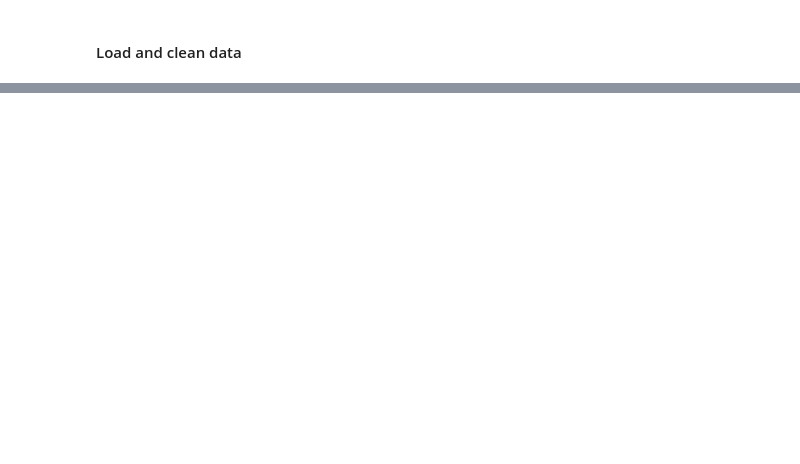
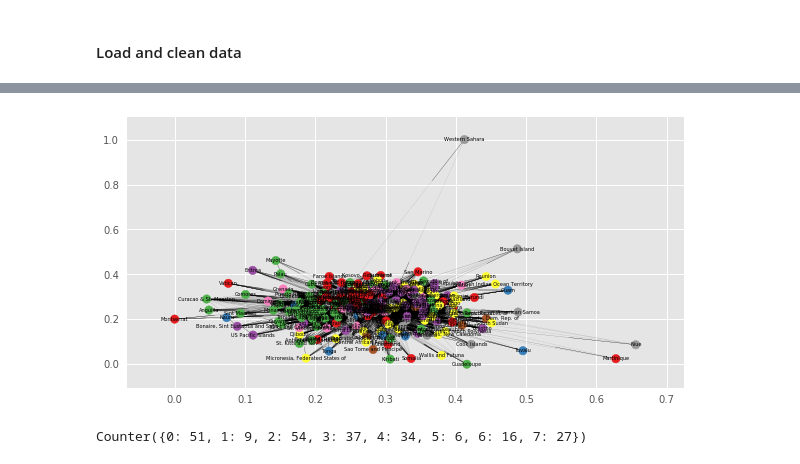
Before and after one commit to dshen1/imf_gff_metwork, a Jupyter notebook: GFF/Untitled.ipynb, the cells around one changed output, grey strips where cells are left out. Cells and saved outputs as stored; diff of their text form; code cells hidden in the pictures; blank space fills up the shorter version.

```diff
--- a/GFF/Untitled.ipynb
+++ b/GFF/Untitled.ipynb
@@ -39,9 +41,9 @@ var_sum_out = ['CDIS_Sum_out','CPIS_Sum_out','loans_dep_Sum_out','total_Sum_out'
 var_sum_in = ['CDIS_Sum_in','CPIS_Sum_in','loans_dep_Sum_in','total_Sum_in']
 var_weight = ['CDIS_weight','CPIS_weight','loans_dep_weight','total_weight']
 
-df[var_sum_out]= df.groupby(['countrycode','year'])[var_org_out].transform(sum)           ## like stata egen sum
-df[var_sum_in]= df.groupby(['counterpart_code','year'])[var_org_in].transform(sum)
-df_weight = pd.DataFrame(df[var_org].values / df[var_sum].values,columns=[var_weight])
+df[var_sum_out]= df.groupby(['countrycode','year'])[var_org].transform(sum)           ## like stata egen sum
+df[var_sum_in]= df.groupby(['counterpart_code','year'])[var_org].transform(sum)        ## like stata egen sum
+df_weight = pd.DataFrame(df[var_org].values / df[var_sum_out].values,columns=[var_weight])
 df[var_weight] = df_weight                                                        ## create the weight variables
 mata.extend(var_weight)
 df = df[mata]
@@ -48,0 +53,5 @@ df.fillna(0,inplace=True)
+# %%
+var = 'total_weight'
+year = 2015
+df_graph = df[(df['year']==year) & (df[var]>0)]
+df_graph.describe()
@@ -48,0 +75,2 @@ df.fillna(0,inplace=True)
+# %%
+G = nx.from_pandas_dataframe(df_graph, source="country", target="counterpart", edge_attr=[var],create_using=nx.DiGraph())
@@ -48,0 +79,12 @@ df.fillna(0,inplace=True)
+# %%
+node_list = G.nodes()
+node_list.sort()
+A = nx.to_numpy_matrix(G = G,nodelist=node_list,weight='total_weight')
+ud_M = A + A.T
+ud_G = nx.from_numpy_matrix(ud_M)
+print(nx.info(ud_G))
+
+## relable node to country name
+maplist = dict(zip(ud_G.nodes(), node_list))
+ud_G = nx.relabel_nodes(ud_G,maplist)
+ud_G['United States']['United Kingdom']
@@ -48,0 +98,21 @@ df.fillna(0,inplace=True)
+# %%
+## decompose graph using Louvain algorithm
+l_community = community.best_partition(ud_G,weight='weight',resolution=1)
+layout = nx.spring_layout(G)
+plt.figure(1, figsize=(10,5))
+nx.draw_networkx(G,
+                 pos=layout,
+                 nodelist=list(l_community.keys()),
+                 node_size = 70,  ## change the size of the node, based on degree
+                 node_color=list(l_community.values()),                   ## change color abased on degree
+                 width=0.05,
+                 font_size=5,
+                 cmap='Set1',                                 ## choose one color map http://matplotlib.org/users/colormaps.html
+                 )
+# %% [output]
+[figure, added]
+# %%
+from collections import Counter
+Counter(list(l_community.values()))
+# %% [output]
+Counter({0: 51, 1: 9, 2: 54, 3: 37, 4: 34, 5: 6, 6: 16, 7: 27})
```
Also changed, not shown: parts of 8 cells of this notebook.
